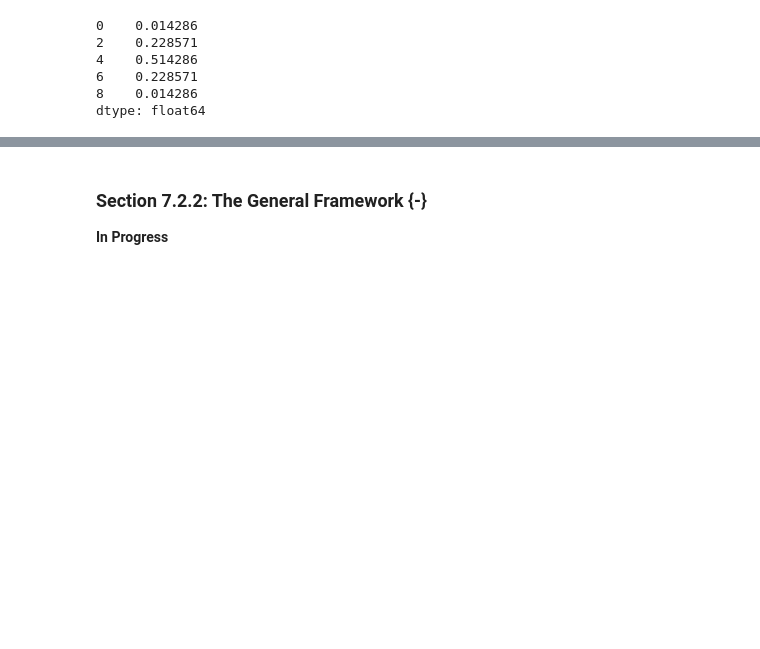
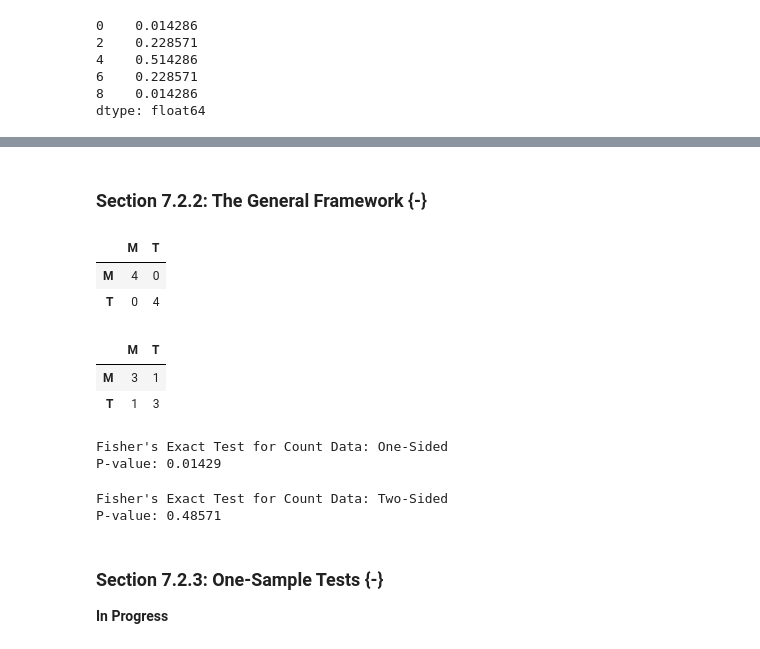
Before and after one commit to jeffallen13/qsspy, a Jupyter notebook: UNCERTAINTY/uncertainty-py.ipynb, the cells around one changed output, grey strips where cells are left out. Saved outputs shown, nothing was run; the diff lists cells and outputs as text; code cells hidden in the pictures; blank space fills up the shorter version.

```diff
--- a/UNCERTAINTY/uncertainty-py.ipynb
+++ b/UNCERTAINTY/uncertainty-py.ipynb
@@ -508,5 +508,44 @@ correct.value_counts(normalize=True).sort_index() - true
 dtype: float64
 # %% [markdown]
 ### Section 7.2.2: The General Framework {-}
-
-**In Progress**
+# %%
+# all correct
+x = pd.DataFrame({'M': [4,0], 'T': [0,4]}, index=['M','T'])
+# six correct
+y = pd.DataFrame({'M': [3,1], 'T': [1,3]}, index=['M','T'])
+
+x
+# %% [output]
+|  | M | T |
+| M | 4 | 0 |
+| T | 0 | 4 |
+# %%
+y
+# %% [output]
+|  | M | T |
+| M | 3 | 1 |
+| T | 1 | 3 |
+# %%
+# one-sided test for 8 correct guesses
+fisher_one=stats.fisher_exact(x.values, alternative='greater')
+
+print(f"""Fisher's Exact Test for Count Data: One-Sided
+P-value: {fisher_one.pvalue.round(5)}
+""")
+# %% [output]
+Fisher's Exact Test for Count Data: One-Sided
+P-value: 0.01429
+# %%
+# two-sided test for 6 correct guesses
+fisher_two=stats.fisher_exact(y.values)
+
+print(f"""Fisher's Exact Test for Count Data: Two-Sided
+P-value: {fisher_two.pvalue.round(5)}
+""")
+# %% [output]
+Fisher's Exact Test for Count Data: Two-Sided
+P-value: 0.48571
+# %% [markdown]
+### Section 7.2.3: One-Sample Tests {-}
+
+**In Progress**
```
Also changed, not shown: parts of 14 cells of this notebook, 2 other files.
